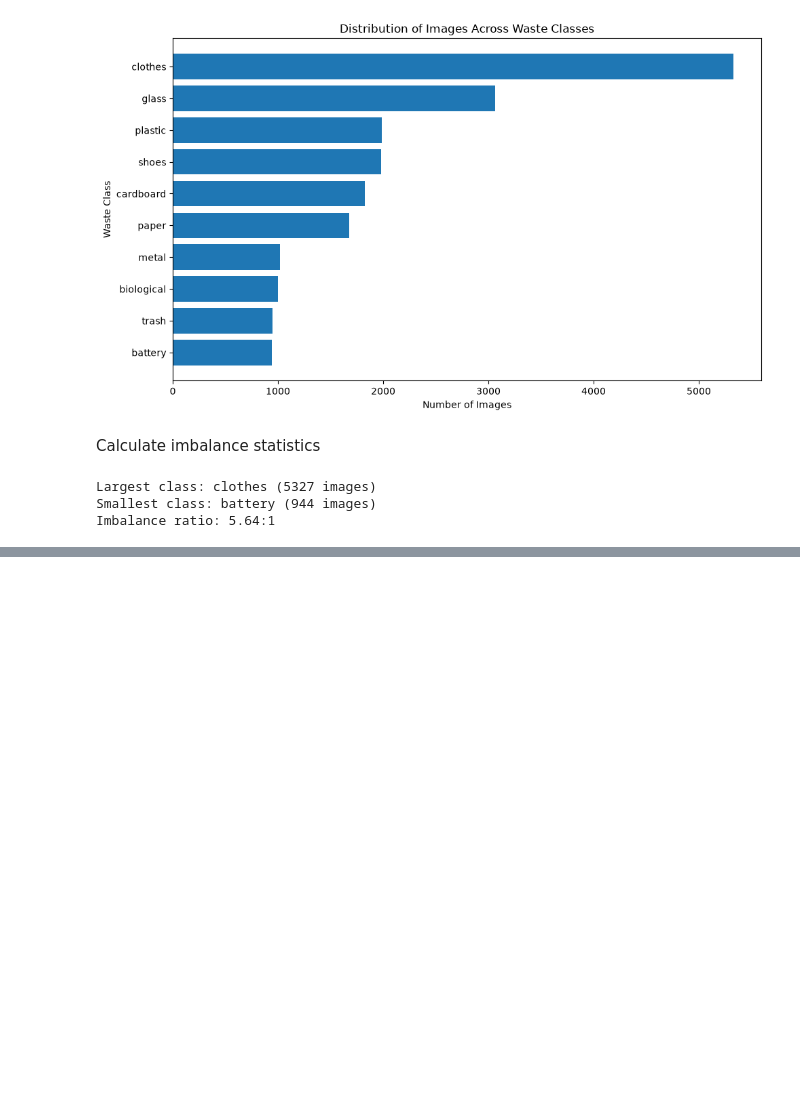
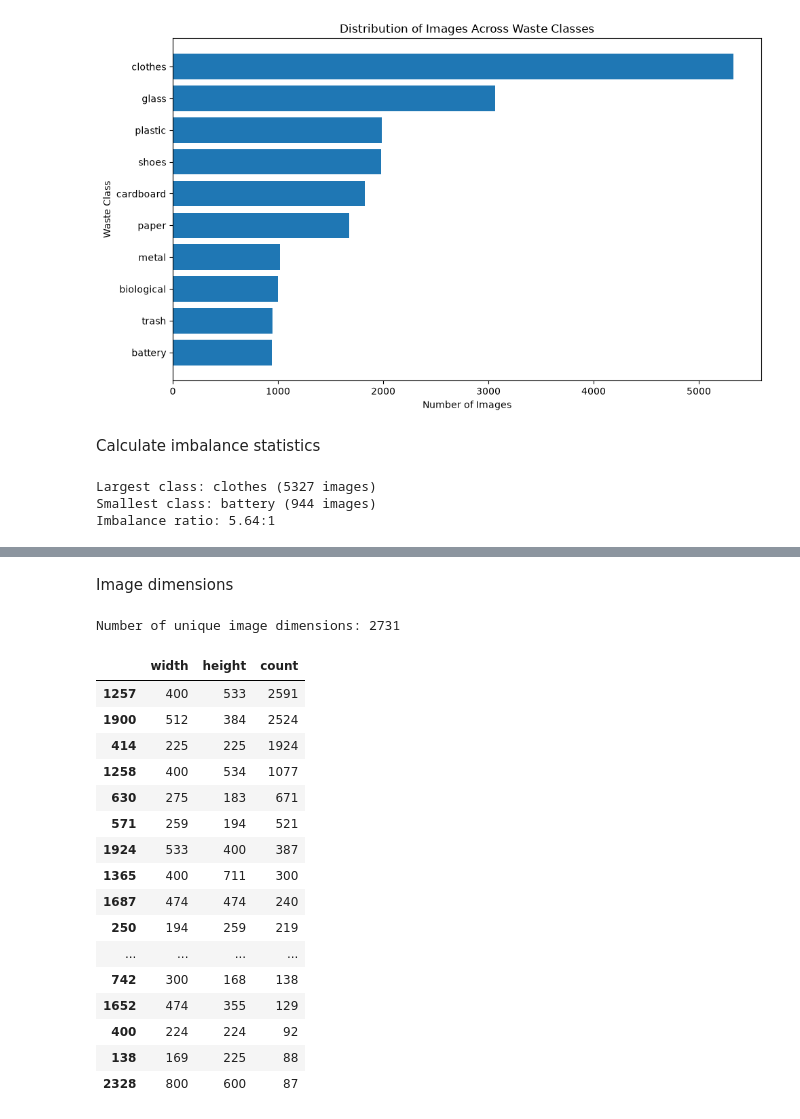
Before and after one commit to Master-GB/waste-classification, a Jupyter notebook: notebooks/01_dataset_audit.ipynb, the cells around one changed output, grey strips where cells are left out. Drawn from its saved outputs; the diff is of its cells as text; code cells hidden in the pictures; blank space fills up the shorter version.

```diff
--- a/notebooks/01_dataset_audit.ipynb
+++ b/notebooks/01_dataset_audit.ipynb
@@ -207,0 +271,33 @@ Imbalance ratio: 5.64:1
+# %% [markdown]
+Image dimensions
+# %%
+dimension_counts = (
+    df_images
+    .groupby(["width", "height"])
+    .size()
+    .reset_index(name="count")
+    .sort_values("count", ascending=False)
+)
+
+print("Number of unique image dimensions:", len(dimension_counts))
+
+display(dimension_counts.head(20))
+# %% [output]
+Number of unique image dimensions: 2731
+|  | width | height | count |
+| 1257 | 400 | 533 | 2591 |
+| 1900 | 512 | 384 | 2524 |
+| 414 | 225 | 225 | 1924 |
+| 1258 | 400 | 534 | 1077 |
+| 630 | 275 | 183 | 671 |
+| 571 | 259 | 194 | 521 |
+| 1924 | 533 | 400 | 387 |
+| 1365 | 400 | 711 | 300 |
+| 1687 | 474 | 474 | 240 |
+| 250 | 194 | 259 | 219 |
+| ... | ... | ... | ... |
+| 742 | 300 | 168 | 138 |
+| 1652 | 474 | 355 | 129 |
+| 400 | 224 | 224 | 92 |
+| 138 | 169 | 225 | 88 |
+| 2328 | 800 | 600 | 87 |
```
Also changed, not shown: parts of 17 cells of this notebook.
